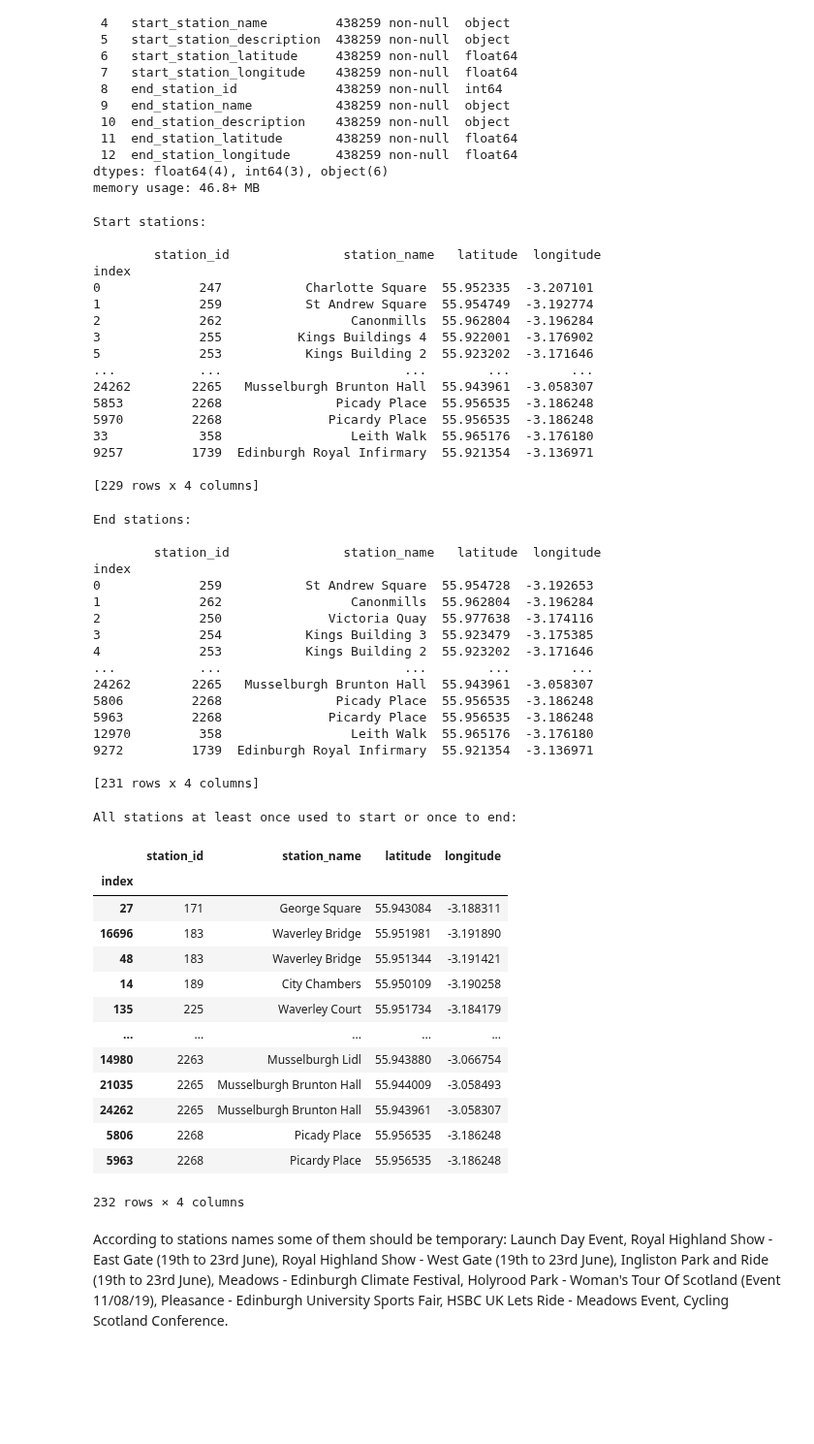
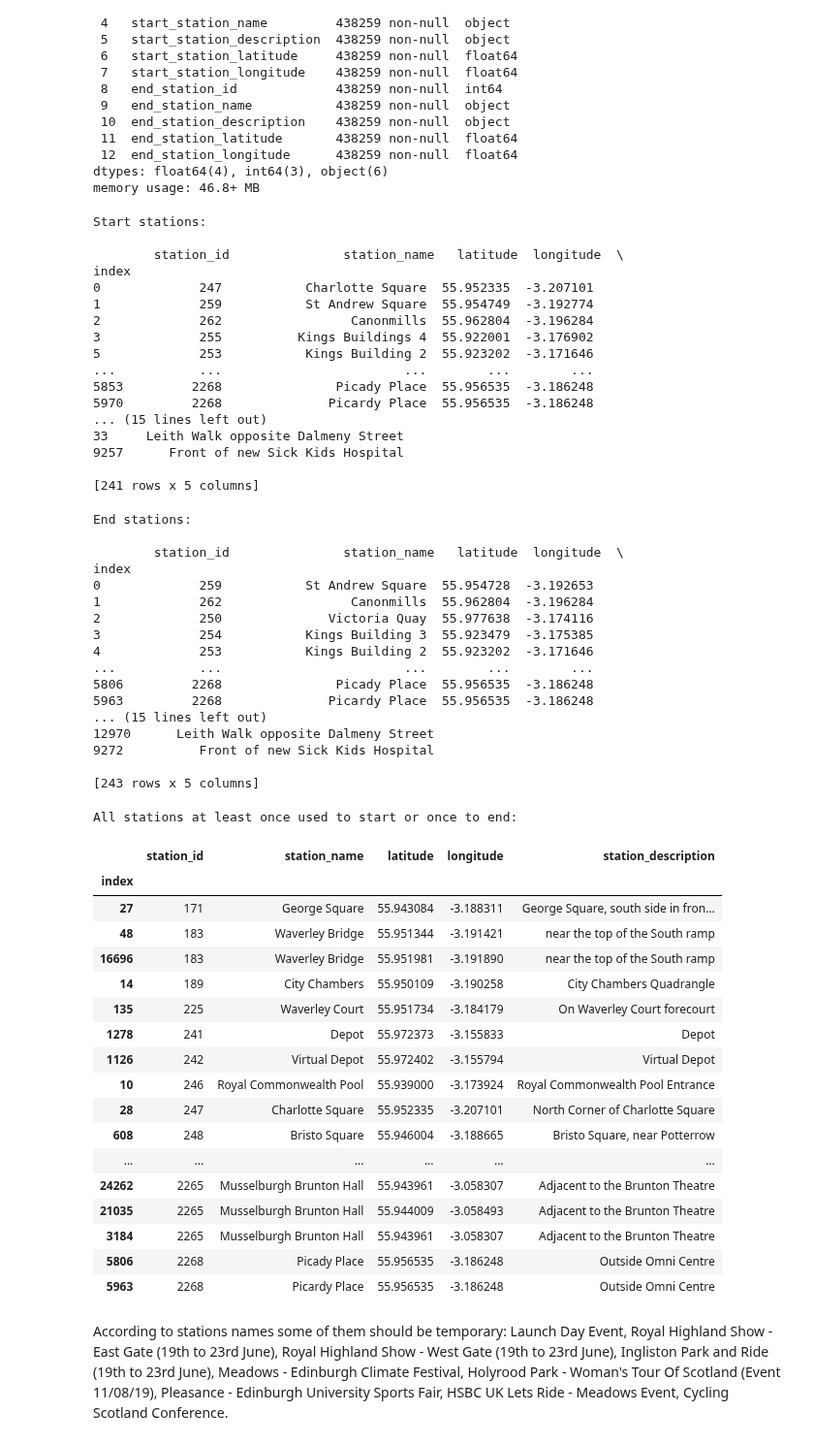
Before and after one commit to Jorgevalaho/Python_project, a Jupyter notebook: Python_project.ipynb, the cells around one changed output. Shown at 97% size. Saved outputs shown, nothing was run; the diff lists cells and outputs as text; code cells hidden in the pictures; blank space fills up the shorter version.

Commit message:
Revised stations table to show station description.

```diff
--- a/Python_project.ipynb
+++ b/Python_project.ipynb
@@ -99,15 +99,15 @@ dtypes: float64(4), int64(3), object(6)
 memory usage: 46.8+ MB
 # %%
 # Start stations. There are 198 stations at least once used for start.
-start = (edbikes_df[['start_station_id','start_station_name','start_station_latitude','start_station_longitude']].drop_duplicates()
-.rename(columns={'start_station_id':'station_id','start_station_name':'station_name','start_station_latitude':'latitude','start_station_longitude':'longitude'})
+start = (edbikes_df[['start_station_id','start_station_name','start_station_latitude','start_station_longitude', 'start_station_description']].drop_duplicates()
+.rename(columns={'start_station_id':'station_id','start_station_name':'station_name','start_station_latitude':'latitude','start_station_longitude':'longitude','start_station_description':'station_description'})
 )
 print('Start stations:')
 print('\n',start)
 # %% [output]
 Start stations:
 
-        station_id               station_name   latitude  longitude
+        station_id               station_name   latitude  longitude  \
 index
 0             247           Charlotte Square  55.952335  -3.207101
 1             259           St Andrew Square  55.954749  -3.192774
@@ -115,24 +115,24 @@ index
 3             255          Kings Buildings 4  55.922001  -3.176902
 5             253           Kings Building 2  55.923202  -3.171646
 ...           ...                        ...        ...        ...
-24262        2265   Musselburgh Brunton Hall  55.943961  -3.058307
 5853         2268               Picady Place  55.956535  -3.186248
 5970         2268              Picardy Place  55.956535  -3.186248
-33            358                 Leith Walk  55.965176  -3.176180
-9257         1739  Edinburgh Royal Infirmary  55.921354  -3.136971
+... (15 lines left out)
+33     Leith Walk opposite Dalmeny Street
+9257      Front of new Sick Kids Hospital
 
-[229 rows x 4 columns]
+[241 rows x 5 columns]
 # %%
 # End stations. There are 199 stations at least once used to end the borrowing.
-end = (edbikes_df[['end_station_id','end_station_name','end_station_latitude','end_station_longitude']].drop_duplicates()
-       .rename(columns={'end_station_id':'station_id','end_station_name':'station_name','end_station_latitude':'latitude','end_station_longitude':'longitude'})
+end = (edbikes_df[['end_station_id','end_station_name','end_station_latitude','end_station_longitude','end_station_description']].drop_duplicates()
+       .rename(columns={'end_station_id':'station_id','end_station_name':'station_name','end_station_latitude':'latitude','end_station_longitude':'longitude','end_station_description':'station_description'})
       )
 print("End stations:")
 print('\n',end)
 # %% [output]
 End stations:
 
-        station_id               station_name   latitude  longitude
+        station_id               station_name   latitude  longitude  \
 index
 0             259           St Andrew Square  55.954728  -3.192653
 1             262                 Canonmills  55.962804  -3.196284
@@ -140,35 +140,40 @@ index
 3             254           Kings Building 3  55.923479  -3.175385
 4             253           Kings Building 2  55.923202  -3.171646
 ...           ...                        ...        ...        ...
-24262        2265   Musselburgh Brunton Hall  55.943961  -3.058307
 5806         2268               Picady Place  55.956535  -3.186248
 5963         2268              Picardy Place  55.956535  -3.186248
-12970         358                 Leith Walk  55.965176  -3.176180
-9272         1739  Edinburgh Royal Infirmary  55.921354  -3.136971
+... (15 lines left out)
+12970      Leith Walk opposite Dalmeny Street
+9272          Front of new Sick Kids Hospital
 
-[231 rows x 4 columns]
+[243 rows x 5 columns]
 # %%
 # All stations.
 # Let us check typos in this data frame.
+pd.options.display.max_rows=250
 stations = pd.concat([end,start]).drop_duplicates().sort_values('station_id')
 print("All stations at least once used to start or once to end:")
 stations.sort_values('station_id')
 # %% [output]
 All stations at least once used to start or once to end:
-|  | station_id | station_name | latitude | longitude |
-| index |  |  |  |  |
-| 27 | 171 | George Square | 55.943084 | -3.188311 |
-| 16696 | 183 | Waverley Bridge | 55.951981 | -3.191890 |
-| 48 | 183 | Waverley Bridge | 55.951344 | -3.191421 |
-| 14 | 189 | City Chambers | 55.950109 | -3.190258 |
-| 135 | 225 | Waverley Court | 55.951734 | -3.184179 |
-| ... | ... | ... | ... | ... |
-| 14980 | 2263 | Musselburgh Lidl | 55.943880 | -3.066754 |
-| 21035 | 2265 | Musselburgh Brunton Hall | 55.944009 | -3.058493 |
-| 24262 | 2265 | Musselburgh Brunton Hall | 55.943961 | -3.058307 |
-| 5806 | 2268 | Picady Place | 55.956535 | -3.186248 |
-| 5963 | 2268 | Picardy Place | 55.956535 | -3.186248 |
+|  | station_id | station_name | latitude | longitude | station_description |
+| index |  |  |  |  |  |
+| 27 | 171 | George Square | 55.943084 | -3.188311 | George Square, south side in fron... |
+| 48 | 183 | Waverley Bridge | 55.951344 | -3.191421 | near the top of the South ramp |
+| 16696 | 183 | Waverley Bridge | 55.951981 | -3.191890 | near the top of the South ramp |
+| 14 | 189 | City Chambers | 55.950109 | -3.190258 | City Chambers Quadrangle |
+| 135 | 225 | Waverley Court | 55.951734 | -3.184179 | On Waverley Court forecourt |
+| 1278 | 241 | Depot | 55.972373 | -3.155833 | Depot |
+| 1126 | 242 | Virtual Depot | 55.972402 | -3.155794 | Virtual Depot |
+| 10 | 246 | Royal Commonwealth Pool | 55.939000 | -3.173924 | Royal Commonwealth Pool Entrance |
+| 28 | 247 | Charlotte Square | 55.952335 | -3.207101 | North Corner of Charlotte Square |
+| 608 | 248 | Bristo Square | 55.946004 | -3.188665 | Bristo Square, near Potterrow |
+| ... | ... | ... | ... | ... | ... |
+| 24262 | 2265 | Musselburgh Brunton Hall | 55.943961 | -3.058307 | Adjacent to the Brunton Theatre |
+| 21035 | 2265 | Musselburgh Brunton Hall | 55.944009 | -3.058493 | Adjacent to the Brunton Theatre |
+| 3184 | 2265 | Musselburgh Brunton Hall | 55.943961 | -3.058307 | Adjacent to the Brunton Theatre |
+| 5806 | 2268 | Picady Place | 55.956535 | -3.186248 | Outside Omni Centre |
+| 5963 | 2268 | Picardy Place | 55.956535 | -3.186248 | Outside Omni Centre |
-232 rows × 4 columns
 # %% [markdown]
 According to stations names some of them should be temporary: Launch Day Event, Royal Highland Show - East Gate (19th to 23rd June), Royal Highland Show - West Gate (19th to 23rd June),
 Ingliston Park and Ride (19th to 23rd June), Meadows - Edinburgh Climate Festival, Holyrood Park - Woman's Tour Of Scotland (Event 11/08/19), Pleasance - Edinburgh University Sports Fair,
```
